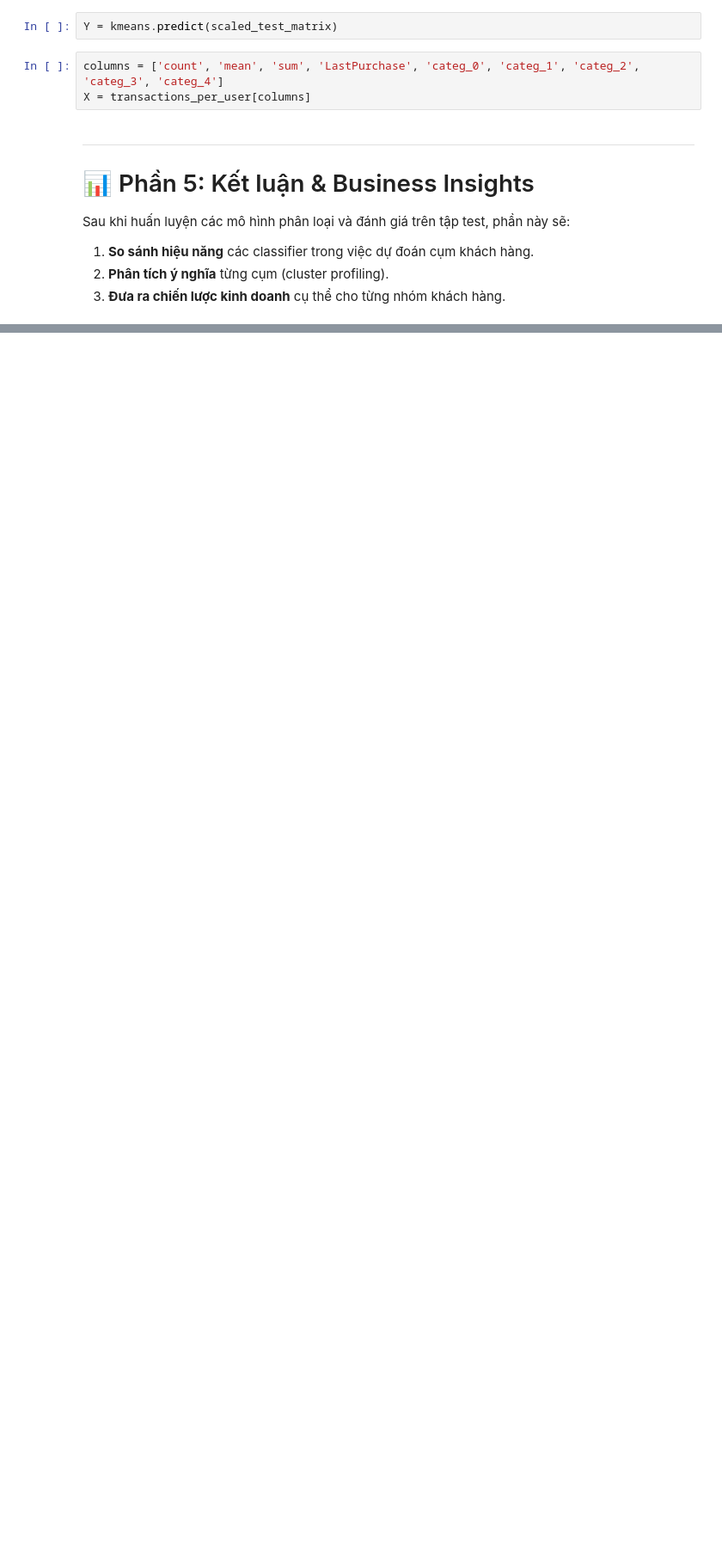
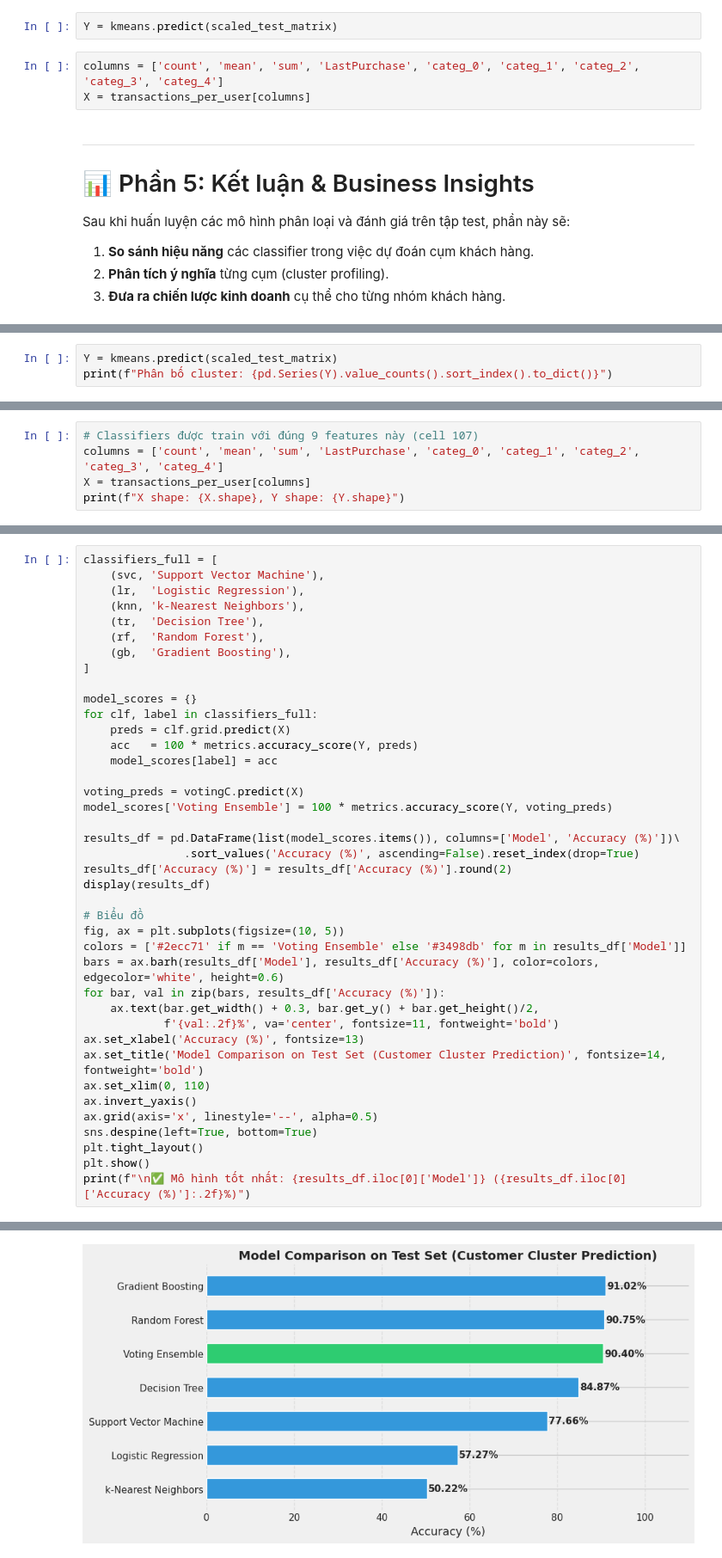
Before and after one commit to Znoywho/CustomerSegementation-the-first-DS-project-, a Jupyter notebook: Final.ipynb, the cells around one changed output, grey strips where cells are left out. Shown at 86% size. Saved outputs shown, nothing was run; the diff lists cells and outputs as text; blank space fills up the shorter version.

```diff
--- a/Final.ipynb
+++ b/Final.ipynb
@@ -1773,0 +1708,3 @@ Dự án đã thành công áp dụng K-Means Clustering (Unsupervised Learning)
+# %%
+Y = kmeans.predict(scaled_test_matrix)
+print(f"Phân bố cluster: {pd.Series(Y).value_counts().sort_index().to_dict()}")
@@ -1773,0 +1713,5 @@ Dự án đã thành công áp dụng K-Means Clustering (Unsupervised Learning)
+# %%
+# Classifiers được train với đúng 9 features này (cell 107)
+columns = ['count', 'mean', 'sum', 'LastPurchase', 'categ_0', 'categ_1', 'categ_2', 'categ_3', 'categ_4']
+X = transactions_per_user[columns]
+print(f"X shape: {X.shape}, Y shape: {Y.shape}")
@@ -1773,0 +1720,41 @@ Dự án đã thành công áp dụng K-Means Clustering (Unsupervised Learning)
+# %%
+classifiers_full = [
+    (svc, 'Support Vector Machine'),
+    (lr,  'Logistic Regression'),
+    (knn, 'k-Nearest Neighbors'),
+    (tr,  'Decision Tree'),
+    (rf,  'Random Forest'),
+    (gb,  'Gradient Boosting'),
+]
+
+model_scores = {}
+for clf, label in classifiers_full:
+    preds = clf.grid.predict(X)
+    acc   = 100 * metrics.accuracy_score(Y, preds)
+    model_scores[label] = acc
+
+voting_preds = votingC.predict(X)
+model_scores['Voting Ensemble'] = 100 * metrics.accuracy_score(Y, voting_preds)
+
+results_df = pd.DataFrame(list(model_scores.items()), columns=['Model', 'Accuracy (%)'])\
+               .sort_values('Accuracy (%)', ascending=False).reset_index(drop=True)
+results_df['Accuracy (%)'] = results_df['Accuracy (%)'].round(2)
+display(results_df)
+
+# Biểu đồ
+fig, ax = plt.subplots(figsize=(10, 5))
+colors = ['#2ecc71' if m == 'Voting Ensemble' else '#3498db' for m in results_df['Model']]
+bars = ax.barh(results_df['Model'], results_df['Accuracy (%)'], color=colors, edgecolor='white', height=0.6)
+for bar, val in zip(bars, results_df['Accuracy (%)']):
+    ax.text(bar.get_width() + 0.3, bar.get_y() + bar.get_height()/2,
+            f'{val:.2f}%', va='center', fontsize=11, fontweight='bold')
+ax.set_xlabel('Accuracy (%)', fontsize=13)
+ax.set_title('Model Comparison on Test Set (Customer Cluster Prediction)', fontsize=14, fontweight='bold')
+ax.set_xlim(0, 110)
+ax.invert_yaxis()
+ax.grid(axis='x', linestyle='--', alpha=0.5)
+sns.despine(left=True, bottom=True)
+plt.tight_layout()
+plt.show()
+print(f"\n✅ Mô hình tốt nhất: {results_df.iloc[0]['Model']} ({results_df.iloc[0]['Accuracy (%)']:.2f}%)")
+# %% [output]
@@ -1773,0 +1769 @@ Dự án đã thành công áp dụng K-Means Clustering (Unsupervised Learning)
+[figure, added]
```
Also changed, not shown: parts of 7 cells of this notebook.
